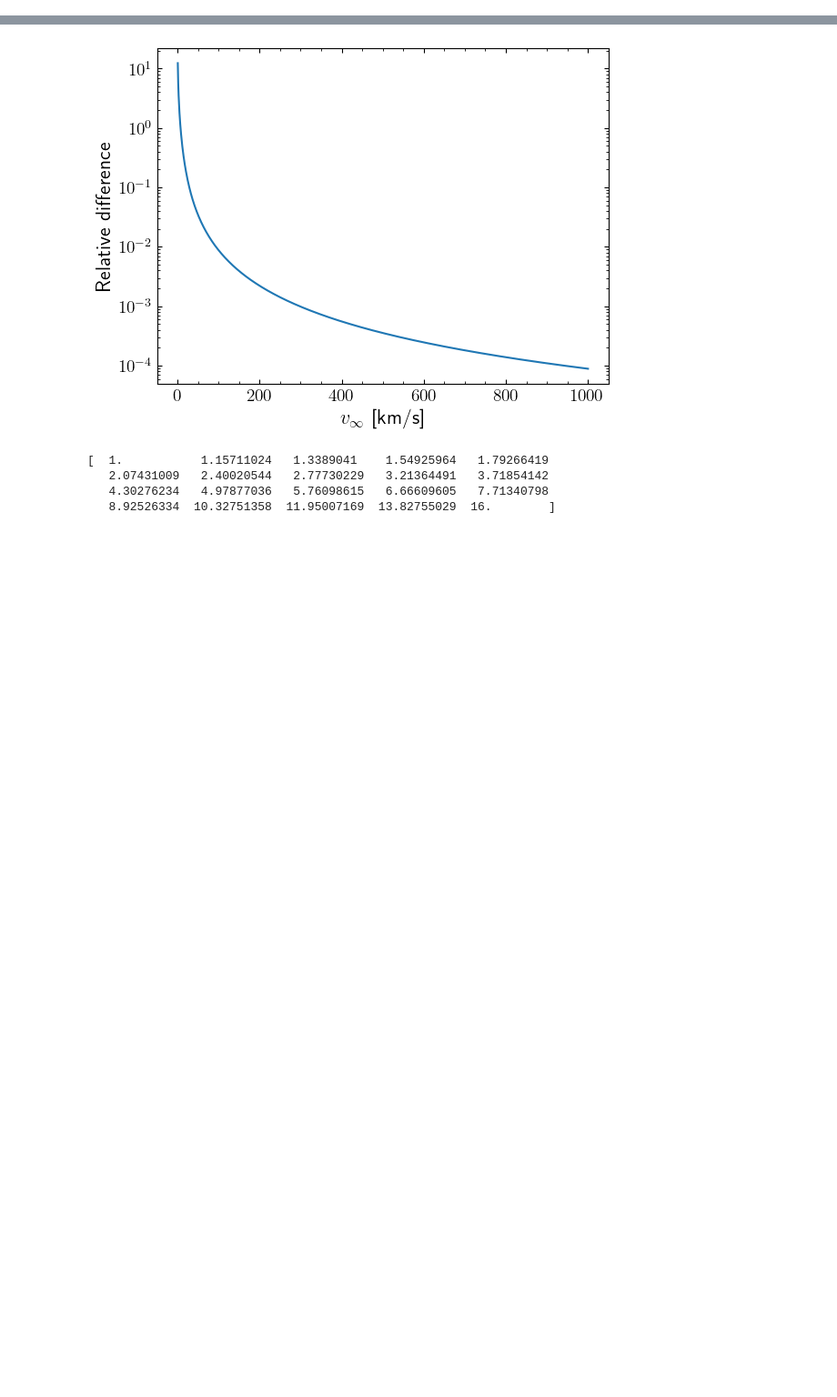
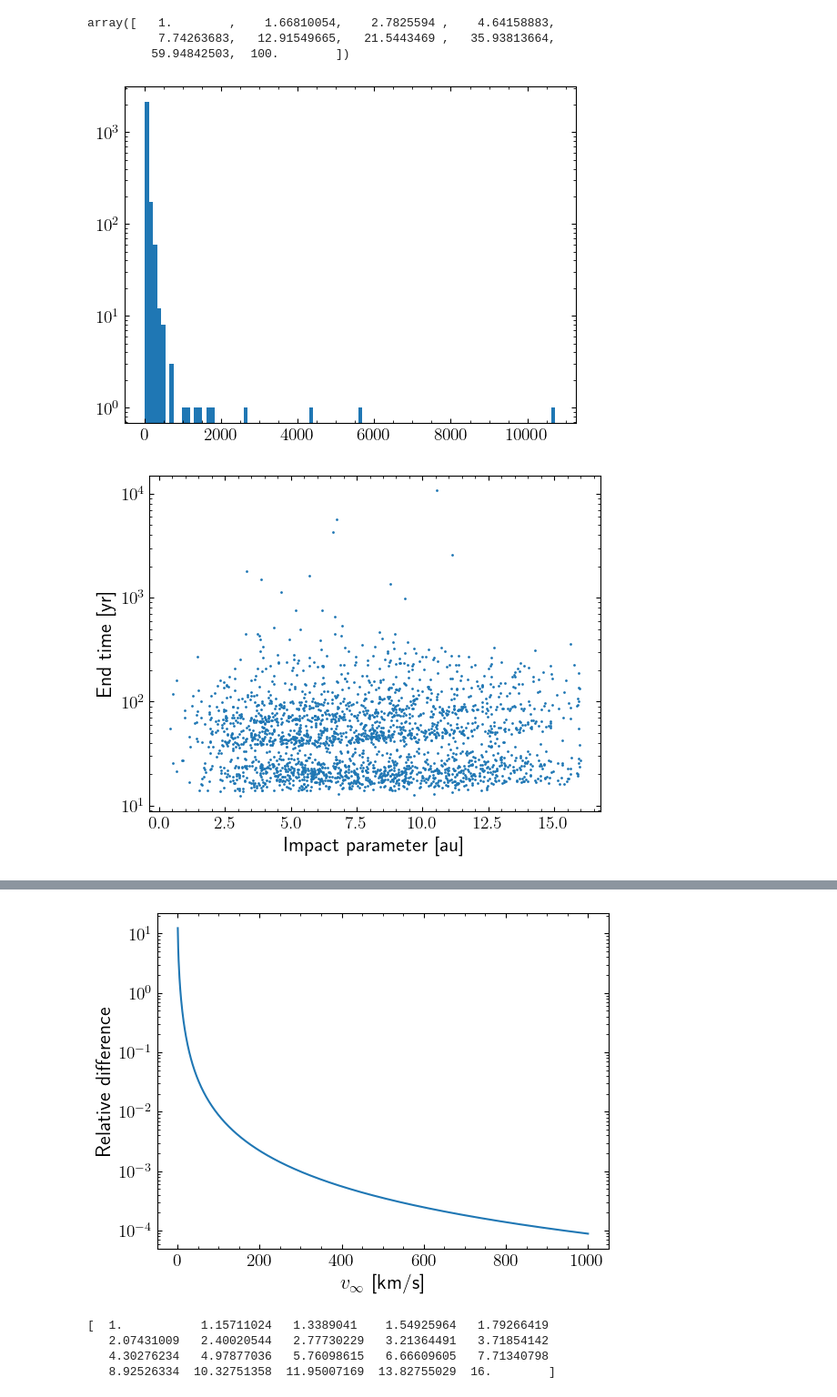
Before and after one commit to YannickBadoux/MRP, a Jupyter notebook: cross_section_analysis.ipynb, the cells around one changed output, grey strips where cells are left out. Shown: that part at 91% size. Cells and saved outputs as stored; diff of their text form; code cells hidden in the pictures; blank space fills up the shorter version.

```diff
--- a/cross_section_analysis.ipynb
+++ b/cross_section_analysis.ipynb
@@ -27,3 +27,23 @@ mpl.rcParams['axes.labelsize'] = 16
 
 #use latex for plots
 mpl.rcParams['text.usetex'] = True
+# %%
+np.logspace(0,2,10)
+# %% [output]
+array([   1.        ,    1.66810054,    2.7825594 ,    4.64158883,
+          7.74263683,   12.91549665,   21.5443469 ,   35.93813664,
+         59.94842503,  100.        ])
+# %%
+results = np.load('/home/ybadoux/Documents/MRP/acs_spm_test/results_semi-major_1.0 au.npy')
+plt.hist(results['end_time'], bins=100)
+plt.semilogy()
+plt.show()
+
+plt.scatter(results['b'], results['end_time'], s=1)
+plt.xlabel('Impact parameter [au]')
+plt.ylabel('End time [yr]')
+plt.semilogy()
+plt.show()
+# %% [output]
+[figure, added]
+[figure, added]
```
Also changed, not shown: parts of 2 cells of this notebook, 13 other files.
